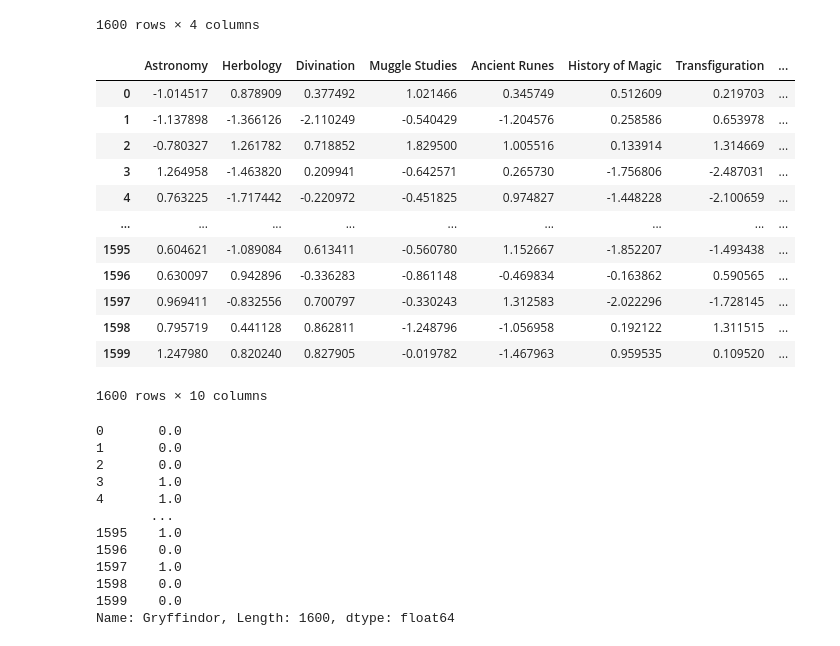
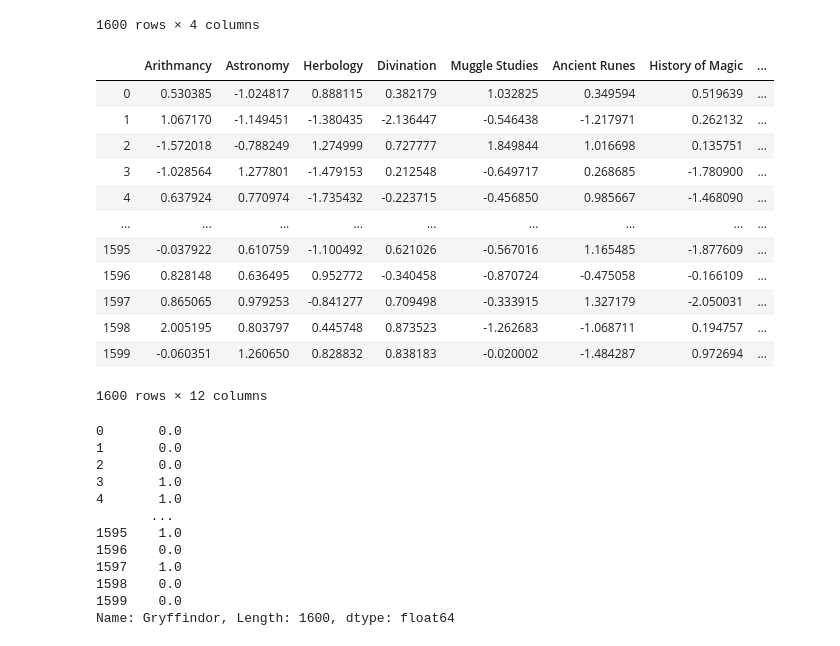
Before and after one commit to danlee65071/dslr, a Jupyter notebook: logistic_clf.ipynb, the cells around one changed output. Drawn from its saved outputs; the diff is of its cells as text; code cells hidden in the pictures.

```diff
--- a/logistic_clf.ipynb
+++ b/logistic_clf.ipynb
@@ -65,8 +66,8 @@ df_train.describe()
 | 75% | 1199.25000 | 60811.250000 | 524.771949 | 5.419183 | 4.904680 | 5.667000 | 254.994857 | ... |
 | max | 1599.00000 | 104956.000000 | 1016.211940 | 11.612895 | 9.667405 | 10.032000 | 1092.388611 | ... |
 # %%
-df_train_num = df_train.drop(['Index', 'Hogwarts House', 'First Name', 'Last Name', 'Birthday', 'Best Hand'], axis=1)
-scaler = StandardScaler()
-tmp = pd.DataFrame(scaler.fit_transform(df_train_num), columns=df_train_num.columns)
-df_train = pd.concat([df_train[['Index', 'Hogwarts House', 'First Name', 'Last Name', 'Birthday', 'Best Hand']], tmp], axis=1)
-df_train
+# df_train_num = df_train.drop(['Index', 'Hogwarts House', 'First Name', 'Last Name', 'Birthday', 'Best Hand'], axis=1)
+# scaler = StandardScaler()
+# tmp = pd.DataFrame(scaler.fit_transform(df_train_num), columns=df_train_num.columns)
+# df_train = pd.concat([df_train[['Index', 'Hogwarts House', 'First Name', 'Last Name', 'Birthday', 'Best Hand']], tmp], axis=1)
+# df_train
@@ -113,5 +107,5 @@ None
 # %%
-imputer = SimpleImputer(strategy='median')
+imputer = SimpleImputer(strategy='mean')
 df_train_num = df_train.drop(['First Name', 'Last Name', 'Birthday', 'Best Hand'], axis=1)
 df_train_fillna = imputer.fit_transform(df_train_num)
 df_tr = pd.DataFrame(df_train_fillna, columns=df_train_num.columns)
@@ -170,22 +164,24 @@ y_train
 | 1599 | 0.0 | 0.0 | 0.0 | 1.0 |
 1600 rows × 4 columns
 # %%
-X_train = df_tr.drop(['Ravenclaw', 'Slytherin', 'Gryffindor', 'Hufflepuff', 'Arithmancy', 'Care of Magical Creatures', 'Defense Against the Dark Arts'], axis=1)
+X_train = df_tr.drop(['Ravenclaw', 'Slytherin', 'Gryffindor', 'Hufflepuff', 'Defense Against the Dark Arts'], axis=1)
+scaler = StandardScaler()
+X_train = pd.DataFrame(scaler.fit_transform(X_train), columns=X_train.columns)
 X_train
 # %% [output]
-|  | Astronomy | Herbology | Divination | Muggle Studies | Ancient Runes | History of Magic | Transfiguration | ... |
-| 0 | -1.014517 | 0.878909 | 0.377492 | 1.021466 | 0.345749 | 0.512609 | 0.219703 | ... |
-| 1 | -1.137898 | -1.366126 | -2.110249 | -0.540429 | -1.204576 | 0.258586 | 0.653978 | ... |
-| 2 | -0.780327 | 1.261782 | 0.718852 | 1.829500 | 1.005516 | 0.133914 | 1.314669 | ... |
-| 3 | 1.264958 | -1.463820 | 0.209941 | -0.642571 | 0.265730 | -1.756806 | -2.487031 | ... |
-| 4 | 0.763225 | -1.717442 | -0.220972 | -0.451825 | 0.974827 | -1.448228 | -2.100659 | ... |
+|  | Arithmancy | Astronomy | Herbology | Divination | Muggle Studies | Ancient Runes | History of Magic | ... |
+| 0 | 0.530385 | -1.024817 | 0.888115 | 0.382179 | 1.032825 | 0.349594 | 0.519639 | ... |
+| 1 | 1.067170 | -1.149451 | -1.380435 | -2.136447 | -0.546438 | -1.217971 | 0.262132 | ... |
+| 2 | -1.572018 | -0.788249 | 1.274999 | 0.727777 | 1.849844 | 1.016698 | 0.135751 | ... |
+| 3 | -1.028564 | 1.277801 | -1.479153 | 0.212548 | -0.649717 | 0.268685 | -1.780900 | ... |
+| 4 | 0.637924 | 0.770974 | -1.735432 | -0.223715 | -0.456850 | 0.985667 | -1.468090 | ... |
 | ... | ... | ... | ... | ... | ... | ... | ... | ... |
-| 1595 | 0.604621 | -1.089084 | 0.613411 | -0.560780 | 1.152667 | -1.852207 | -1.493438 | ... |
-| 1596 | 0.630097 | 0.942896 | -0.336283 | -0.861148 | -0.469834 | -0.163862 | 0.590565 | ... |
-| 1597 | 0.969411 | -0.832556 | 0.700797 | -0.330243 | 1.312583 | -2.022296 | -1.728145 | ... |
-| 1598 | 0.795719 | 0.441128 | 0.862811 | -1.248796 | -1.056958 | 0.192122 | 1.311515 | ... |
-| 1599 | 1.247980 | 0.820240 | 0.827905 | -0.019782 | -1.467963 | 0.959535 | 0.109520 | ... |
+| 1595 | -0.037922 | 0.610759 | -1.100492 | 0.621026 | -0.567016 | 1.165485 | -1.877609 | ... |
+| 1596 | 0.828148 | 0.636495 | 0.952772 | -0.340458 | -0.870724 | -0.475058 | -0.166109 | ... |
+| 1597 | 0.865065 | 0.979253 | -0.841277 | 0.709498 | -0.333915 | 1.327179 | -2.050031 | ... |
+| 1598 | 2.005195 | 0.803797 | 0.445748 | 0.873523 | -1.262683 | -1.068711 | 0.194757 | ... |
+| 1599 | -0.060351 | 1.260650 | 0.828832 | 0.838183 | -0.020002 | -1.484287 | 0.972694 | ... |
-1600 rows × 10 columns
+1600 rows × 12 columns
 # %%
 class FtLogisticRegression:
     def __init__(self):
```
Also changed, not shown: parts of 25 cells of this notebook, 6 other files.
